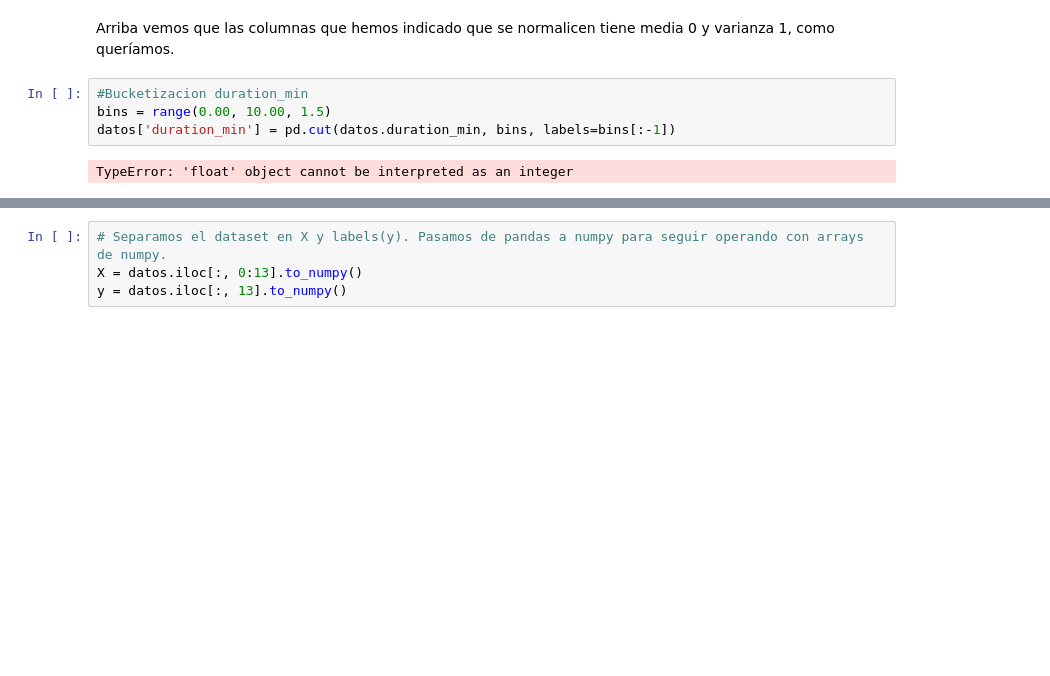
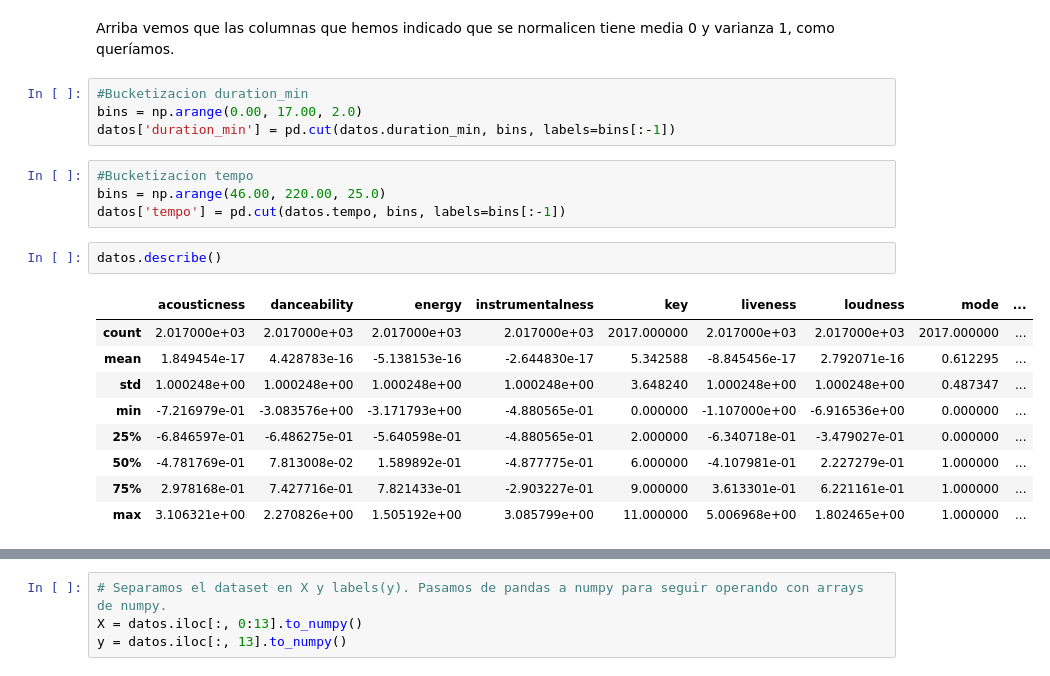
Before and after one commit to anamarsabi/Aprendizaje-Automatico-UCM, a Jupyter notebook: Proyecto/proyecto.ipynb, the cells around one changed output, grey strips where cells are left out. Drawn from its saved outputs; the diff is of its cells as text; blank space fills up the shorter version.

```diff
--- a/Proyecto/proyecto.ipynb
+++ b/Proyecto/proyecto.ipynb
@@ -129,7 +129,21 @@ datos.describe()
 Arriba vemos que las columnas que hemos indicado que se normalicen tiene media 0 y varianza 1, como queríamos.
 # %%
 #Bucketizacion duration_min
-bins = range(0.00, 10.00, 1.5)
+bins = np.arange(0.00, 17.00, 2.0)
 datos['duration_min'] = pd.cut(datos.duration_min, bins, labels=bins[:-1])
-# %% [output]
-TypeError: 'float' object cannot be interpreted as an integer
+# %%
+#Bucketizacion tempo
+bins = np.arange(46.00, 220.00, 25.0)
+datos['tempo'] = pd.cut(datos.tempo, bins, labels=bins[:-1])
+# %%
+datos.describe()
+# %% [output]
+|  | acousticness | danceability | energy | instrumentalness | key | liveness | loudness | mode | ... |
+| count | 2.017000e+03 | 2.017000e+03 | 2.017000e+03 | 2.017000e+03 | 2017.000000 | 2.017000e+03 | 2.017000e+03 | 2017.000000 | ... |
+| mean | 1.849454e-17 | 4.428783e-16 | -5.138153e-16 | -2.644830e-17 | 5.342588 | -8.845456e-17 | 2.792071e-16 | 0.612295 | ... |
+| std | 1.000248e+00 | 1.000248e+00 | 1.000248e+00 | 1.000248e+00 | 3.648240 | 1.000248e+00 | 1.000248e+00 | 0.487347 | ... |
+| min | -7.216979e-01 | -3.083576e+00 | -3.171793e+00 | -4.880565e-01 | 0.000000 | -1.107000e+00 | -6.916536e+00 | 0.000000 | ... |
+| 25% | -6.846597e-01 | -6.486275e-01 | -5.640598e-01 | -4.880565e-01 | 2.000000 | -6.340718e-01 | -3.479027e-01 | 0.000000 | ... |
+| 50% | -4.781769e-01 | 7.813008e-02 | 1.589892e-01 | -4.877775e-01 | 6.000000 | -4.107981e-01 | 2.227279e-01 | 1.000000 | ... |
+| 75% | 2.978168e-01 | 7.427716e-01 | 7.821433e-01 | -2.903227e-01 | 9.000000 | 3.613301e-01 | 6.221161e-01 | 1.000000 | ... |
+| max | 3.106321e+00 | 2.270826e+00 | 1.505192e+00 | 3.085799e+00 | 11.000000 | 5.006968e+00 | 1.802465e+00 | 1.000000 | ... |
```
Also changed, not shown: parts of 14 cells of this notebook.
